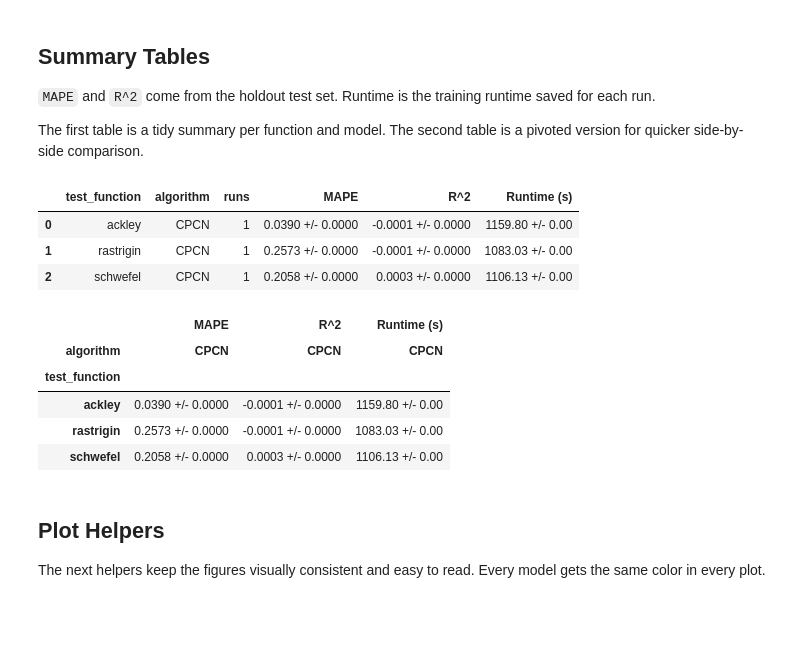
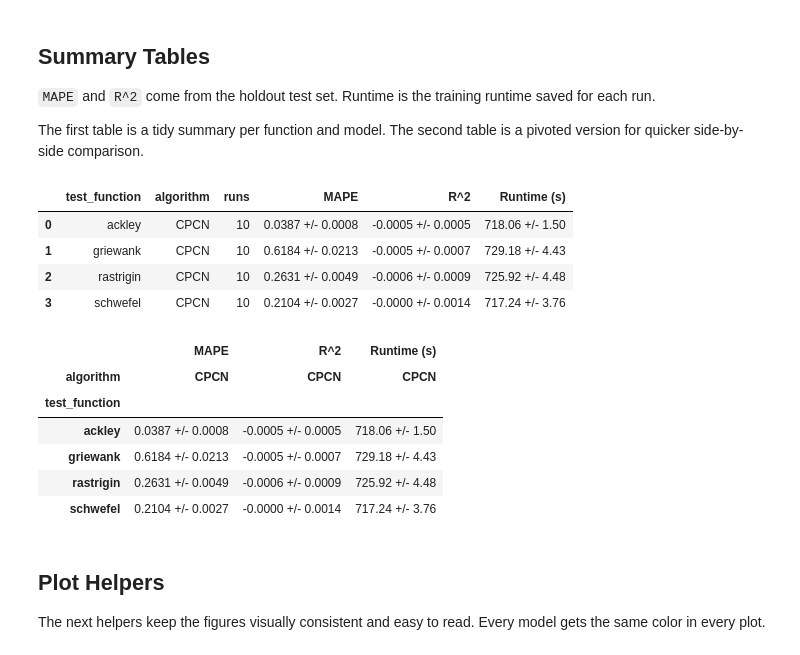
Before and after one commit to HorusXIV/PCQVNN, a Jupyter notebook: notebooks/06_analyze_runs.ipynb, the cells around one changed output. Cells and saved outputs as stored; diff of their text form; code cells hidden in the pictures; blank space fills up the shorter version.

```diff
--- a/notebooks/06_analyze_runs.ipynb
+++ b/notebooks/06_analyze_runs.ipynb
@@ -113,8 +125,10 @@ def _extract_history_series(payload: dict, candidate_keys: list[str]) -> list[fl
     raise KeyError(f"None of the expected history keys were found: {candidate_keys}")
 # %%
 cwd = Path.cwd().resolve()
+# locate repository root (assumes src/qvnn_pc exists in repo)
 candidates = [cwd, *cwd.parents]
 repo_root = next(path for path in candidates if (path / "src" / "qvnn_pc").exists())
+
 results_root = repo_root / "results"
 available_runs = sorted(path.name for path in results_root.iterdir() if path.is_dir())
 run_dir = results_root / RUN_NAME
@@ -122,13 +136,13 @@ run_dir = results_root / RUN_NAME
 if not run_dir.exists():
     raise FileNotFoundError(f"Run directory not found: {run_dir}")
 
-summary_df, skipped_sections = _load_run_summary(run_dir)
+# Try to load summary files if present, but don't fail the notebook if missing.
+try:
+    summary_df, skipped_sections = _load_run_summary(run_dir)
+except Exception:
+    summary_df = pd.DataFrame()
+    skipped_sections = []
 
-print(f"Repo root: {repo_root}")
-print(f"Available runs: {available_runs}")
 print(f"Selected run: {run_dir}")
 print(f"Loaded summary rows: {len(summary_df)}")
-print(f"Summary sections loaded: {sorted(summary_df['source_run'].unique())}")
-if skipped_sections:
-    print(f"Skipped incomplete sections: {[section.name for section in skipped_sections]}")
 # %% [output]
@@ -175,46 +201,51 @@ The first table is a tidy summary per function and model. The second table is a
 # %%
 def _format_mean_std(mean_value: float, std_value: float, digits: int = 4) -> str:
     if pd.isna(std_value):
         std_value = 0.0
     return f"{mean_value:.{digits}f} +/- {std_value:.{digits}f}"
 
-summary_stats = (
-    summary_df.groupby(["test_function", "algorithm"], observed=True)
-    .agg(
-        runs=("repetition", "count"),
-        mape_mean=("test_mape", "mean"),
-        mape_std=("test_mape", "std"),
-        r2_mean=("test_r2", "mean"),
-        r2_std=("test_r2", "std"),
-        runtime_mean=("runtime_seconds", "mean"),
-        runtime_std=("runtime_seconds", "std"),
+if summary_df.empty:
+    display(Markdown("**No summary CSV available — skipping holdout comparison tables.**"))
+else:
+    summary_stats = (
+        summary_df.groupby(["test_function", "algorithm"], observed=True)
+        .agg(
+            runs=("repetition", "count"),
+            mape_mean=("test_mape", "mean"),
+            mape_std=("test_mape", "std"),
+            r2_mean=("test_r2", "mean"),
+            r2_std=("test_r2", "std"),
+            runtime_mean=("runtime_seconds", "mean"),
+            runtime_std=("runtime_seconds", "std"),
+        )
+        .reset_index()
     )
-    .reset_index()
-)
 
-summary_stats["MAPE"] = summary_stats.apply(lambda row: _format_mean_std(row.mape_mean, row.mape_std), axis=1)
-summary_stats["R^2"] = summary_stats.apply(lambda row: _format_mean_std(row.r2_mean, row.r2_std), axis=1)
-summary_stats["Runtime (s)"] = summary_stats.apply(lambda row: _format_mean_std(row.runtime_mean, row.runtime_std, digits=2), axis=1)
+    summary_stats["MAPE"] = summary_stats.apply(lambda row: _format_mean_std(row.mape_mean, row.mape_std), axis=1)
+    summary_stats["R^2"] = summary_stats.apply(lambda row: _format_mean_std(row.r2_mean, row.r2_std), axis=1)
+    summary_stats["Runtime (s)"] = summary_stats.apply(lambda row: _format_mean_std(row.runtime_mean, row.runtime_std, digits=2), axis=1)
 
-tidy_table = summary_stats[["test_function", "algorithm", "runs", "MAPE", "R^2", "Runtime (s)"]]
-display(tidy_table)
+    tidy_table = summary_stats[["test_function", "algorithm", "runs", "MAPE", "R^2", "Runtime (s)"]]
+    display(tidy_table)
 
-pivot_table = (
-    summary_stats.set_index(["test_function", "algorithm"])[["MAPE", "R^2", "Runtime (s)"]]
-    .unstack("algorithm")
-)
-display(pivot_table)
+    pivot_table = (
+        summary_stats.set_index(["test_function", "algorithm"])[["MAPE", "R^2", "Runtime (s)"]]
+        .unstack("algorithm")
+    )
+    display(pivot_table)
 # %% [output]
 |  | test_function | algorithm | runs | MAPE | R^2 | Runtime (s) |
-| 0 | ackley | CPCN | 1 | 0.0390 +/- 0.0000 | -0.0001 +/- 0.0000 | 1159.80 +/- 0.00 |
-| 1 | rastrigin | CPCN | 1 | 0.2573 +/- 0.0000 | -0.0001 +/- 0.0000 | 1083.03 +/- 0.00 |
-| 2 | schwefel | CPCN | 1 | 0.2058 +/- 0.0000 | 0.0003 +/- 0.0000 | 1106.13 +/- 0.00 |
+| 0 | ackley | CPCN | 10 | 0.0387 +/- 0.0008 | -0.0005 +/- 0.0005 | 718.06 +/- 1.50 |
+| 1 | griewank | CPCN | 10 | 0.6184 +/- 0.0213 | -0.0005 +/- 0.0007 | 729.18 +/- 4.43 |
+| 2 | rastrigin | CPCN | 10 | 0.2631 +/- 0.0049 | -0.0006 +/- 0.0009 | 725.92 +/- 4.48 |
+| 3 | schwefel | CPCN | 10 | 0.2104 +/- 0.0027 | -0.0000 +/- 0.0014 | 717.24 +/- 3.76 |
 |  | MAPE | R^2 | Runtime (s) |
 | algorithm | CPCN | CPCN | CPCN |
 | test_function |  |  |  |
-| ackley | 0.0390 +/- 0.0000 | -0.0001 +/- 0.0000 | 1159.80 +/- 0.00 |
-| rastrigin | 0.2573 +/- 0.0000 | -0.0001 +/- 0.0000 | 1083.03 +/- 0.00 |
-| schwefel | 0.2058 +/- 0.0000 | 0.0003 +/- 0.0000 | 1106.13 +/- 0.00 |
+| ackley | 0.0387 +/- 0.0008 | -0.0005 +/- 0.0005 | 718.06 +/- 1.50 |
+| griewank | 0.6184 +/- 0.0213 | -0.0005 +/- 0.0007 | 729.18 +/- 4.43 |
+| rastrigin | 0.2631 +/- 0.0049 | -0.0006 +/- 0.0009 | 725.92 +/- 4.48 |
+| schwefel | 0.2104 +/- 0.0027 | -0.0000 +/- 0.0014 | 717.24 +/- 3.76 |
 # %% [markdown]
 ## Plot Helpers
 
```
Also changed, not shown: parts of 9 cells of this notebook, 6 other files.
